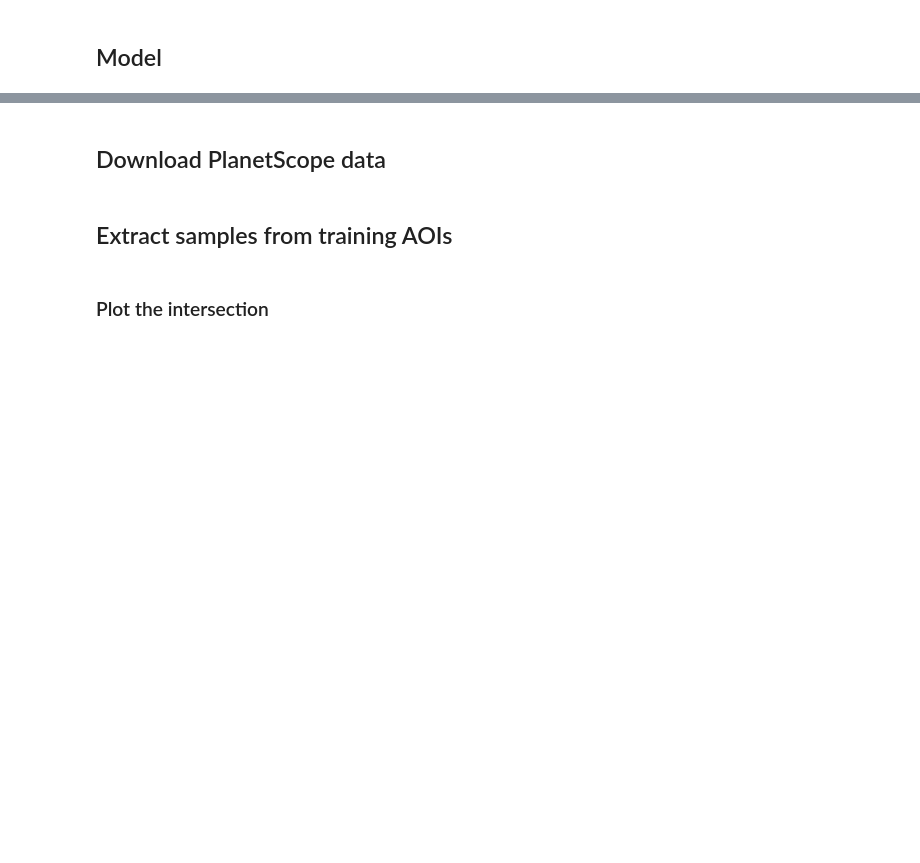
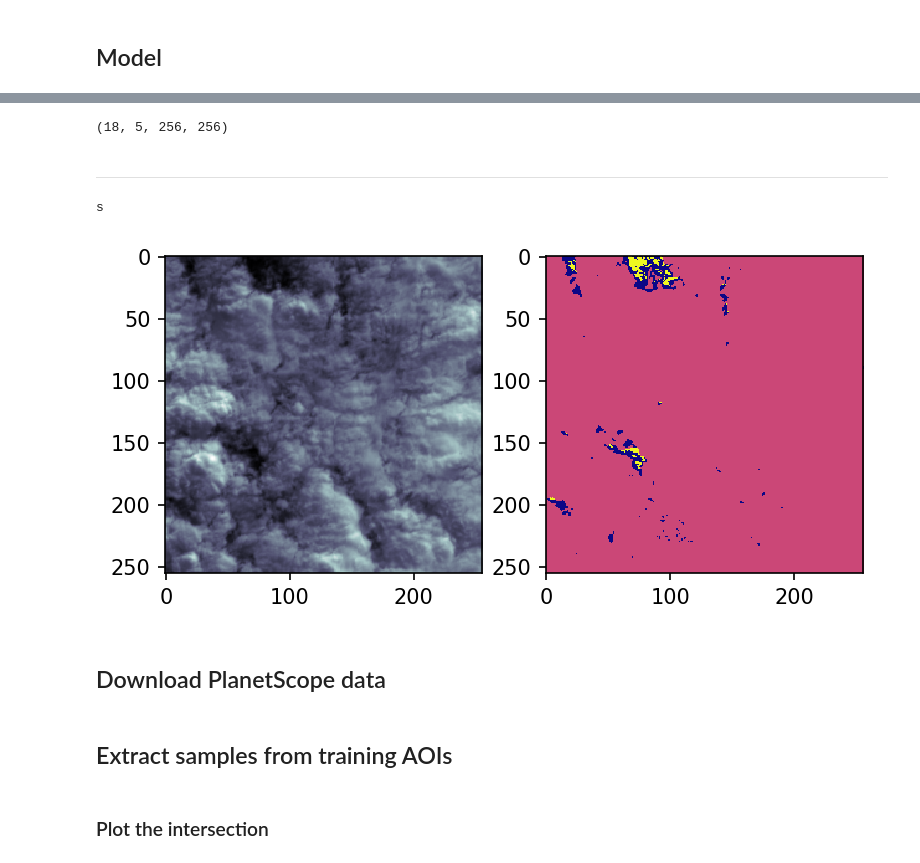
Before and after one commit to jgrss/geowombat, a Jupyter notebook: notebooks/clouds.ipynb, the cells around one changed output, grey strips where cells are left out. Drawn from its saved outputs; the diff is of its cells as text; code cells hidden in the pictures; blank space fills up the shorter version.

```diff
--- a/notebooks/clouds.ipynb
+++ b/notebooks/clouds.ipynb
@@ -312,13 +381,52 @@ Predicted s: 4.4359133849923783e-07
+# %%
+with gw.open(filenames[0]) as ds:
+    attrs = ds.attrs
+
+with gw.config.update(sensor='bgrn'):
+
+    with gw.open(filenames,
+                 time_names=time_names,
+                 chunks=512) as ds:
+
+        ds.attrs = attrs
+
+        dss = gw.subset(ds, left=342973.226, top=-3725002.429, rows=256, cols=256)
+
+        test = dss.astype('float64').data.compute()
+# %%
+ntime, nbands, nrows, ncols = test.shape
+# %%
+features = [tlayer.transpose(1, 2, 0).reshape(nrows*ncols, nbands) for tlayer in test]
+features = [array_to_dict(*[features[j][i] for j in range(0, ntime)]) for i in range(0, nrows*ncols)]
+# %%
+pred = pred_to_labels(model.predict_marginals(features))
+pred = pred.transpose(1, 2, 0).reshape(ntime, pred.shape[2], nrows, ncols)
+# %%
+pred.shape
+# %% [output]
+(18, 5, 256, 256)
+# %% [markdown]
+---
 # %%
 fig, (ax1, ax2) = plt.subplots(1, 2, dpi=150)
 
+tplot = 13
+cplot = 3
+
+print(classes[cplot])
+
 # Time n, mean over bands
-ax1.imshow(X_data[0].mean(axis=0), cmap='bone')
+ax1.imshow(test[tplot].mean(axis=0), cmap='bone')
 
 # Time n, predicted probabilities for class k
-ax2.imshow(pred[0][1], cmap='plasma')
+#ax2.imshow(pred[tplot][cplot], vmin=0, vmax=1, cmap='plasma')
+amax = pred[tplot].argmax(axis=0)
+ax2.imshow(np.where(amax == classes.index('c'), 1, np.where(amax == classes.index('s'), 2, 0)), vmin=0, vmax=2, cmap='plasma')
 
 plt.show()
+# %% [output]
+s
+[figure, added]
 # %% [markdown]
 ## Download PlanetScope data
 # %%
```
Also changed, not shown: parts of 16 cells of this notebook, 1 other file.
